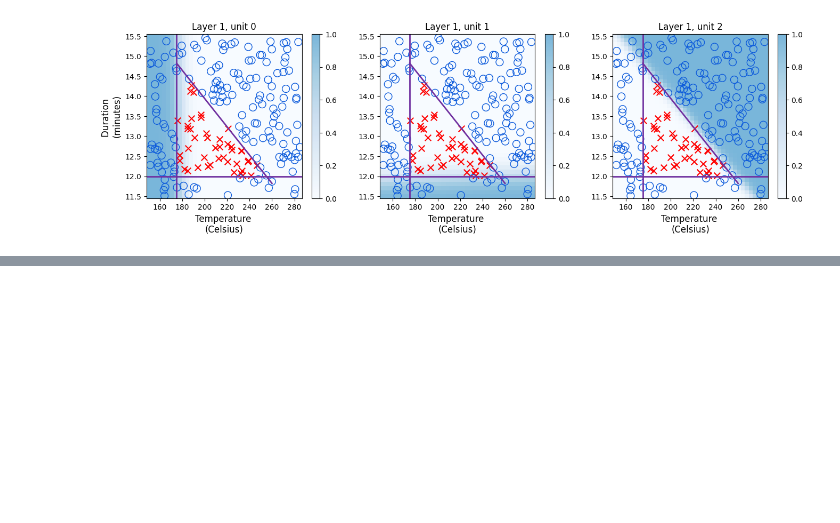
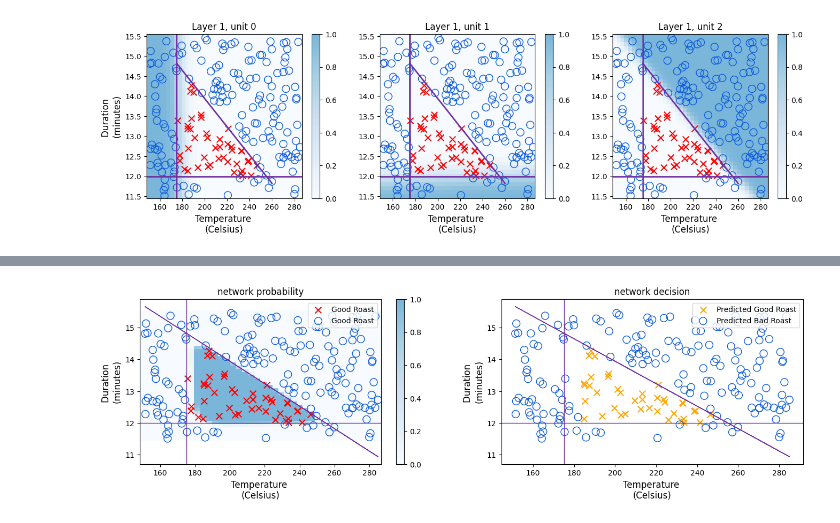
Before and after one commit to CarlosLizamaGarcia/DataScience, a Jupyter notebook: Course2/Simple_Neural_Network.ipynb, the cells around one changed output, grey strips where cells are left out. Cells and saved outputs as stored; diff of their text form; code cells hidden in the pictures; blank space fills up the shorter version.

```diff
--- a/Course2/Simple_Neural_Network.ipynb
+++ b/Course2/Simple_Neural_Network.ipynb
@@ -352,0 +392,32 @@ plt_layer(X, Y.reshape(-1,),W1,b1,norm_l)
+# %%
+def plt_network(X,Y,netf):
+    fig, ax = plt.subplots(1,2, figsize=(16,4))
+    Y = Y.reshape(-1,)
+    plt_prob(ax[0], netf)
+    ax[0].scatter(X[Y==1,0],X[Y==1,1], s = 70, marker='x', c='red', label='Good Roast')
+    ax[0].scatter(X[Y==0,0],X[Y==0,1], s = 100, marker='o', facecolors='none',
+                  edgecolors=dlc["dldarkblue"], linewidth=1, label='Good Roast')
+    ax[0].plot(X[:,0], (-3/85) * X[:,0] + 21, color=dlc["dlpurple"], linewidth=1)
+    ax[0].axhline(y = 12, color=dlc["dlpurple"], linewidth=1)
+    ax[0].axvline(x = 175, color=dlc["dlpurple"], linewidth=1)
+    ax[0].set_xlabel("Temperature \n(Celsius)", size=12)
+    ax[0].set_ylabel("Duration \n(minutes)", size=12)
+    ax[0].legend(loc='upper right')
+    ax[0].set_title(f"network probability")
+
+    ax[1].plot(X[:,0], (-3/85) * X[:,0] + 21, color=dlc["dlpurple"], linewidth=1)
+    ax[1].axhline(y = 12, color=dlc["dlpurple"], linewidth=1)
+    ax[1].axvline(x = 175, color=dlc["dlpurple"], linewidth=1)
+    fwb = netf(X)
+    yhat = (fwb > 0.5).astype(int)
+    ax[1].scatter(X[yhat[:,0]==1,0],X[yhat[:,0]==1,1], s=70, marker='x', c='orange', label="Predicted Good Roast")
+    ax[1].scatter(X[yhat[:,0]==0,0],X[yhat[:,0]==0,1], s=100, marker='o', facecolors='none',
+                  edgecolors=dlc["dldarkblue"], linewidth=1, label="Predicted Bad Roast")
+    ax[1].set_title(f"network decision")
+    ax[1].set_xlabel("Temperature \n(Celsius)", size=12)
+    ax[1].set_ylabel("Duration \n(minutes)", size=12)
+    ax[1].legend(loc='upper right')
+# %%
+netf = lambda x : model.predict(norm_l(x))
+plt_network(X,Y,netf)
+# %% [output]
@@ -352,0 +449 @@ plt_layer(X, Y.reshape(-1,),W1,b1,norm_l)
+[figure, added]
```
Also changed, not shown: parts of 11 cells of this notebook, 1 other file.
